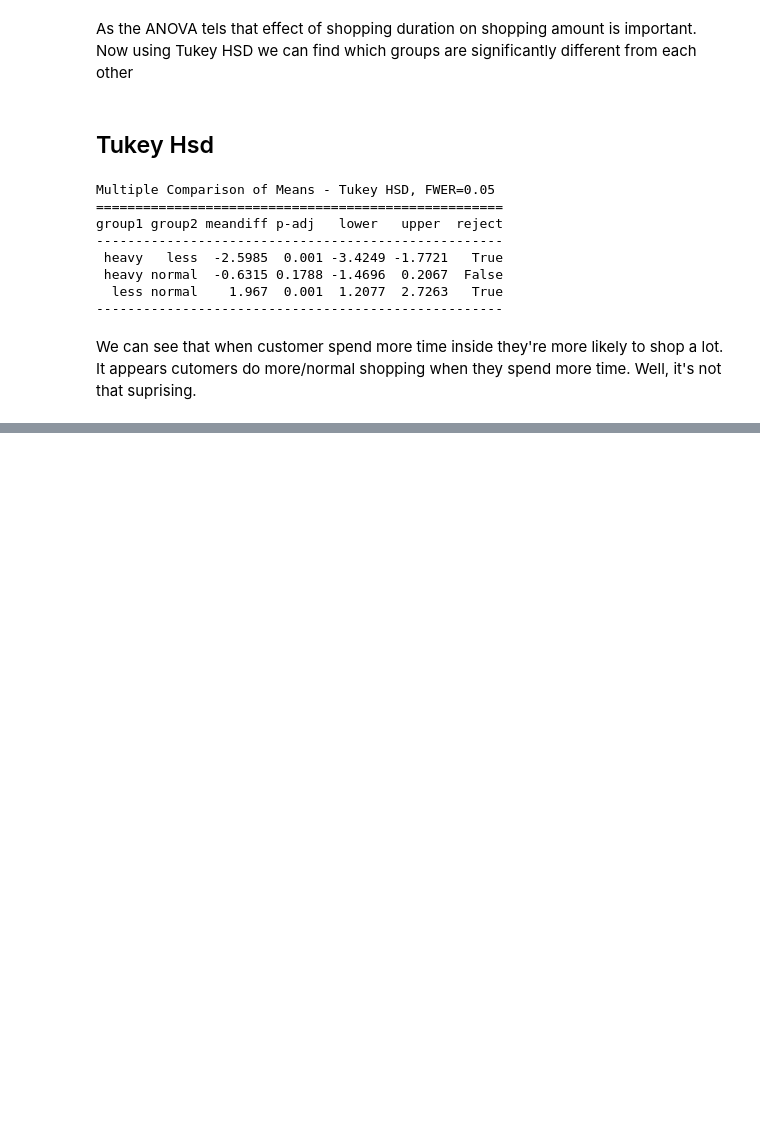
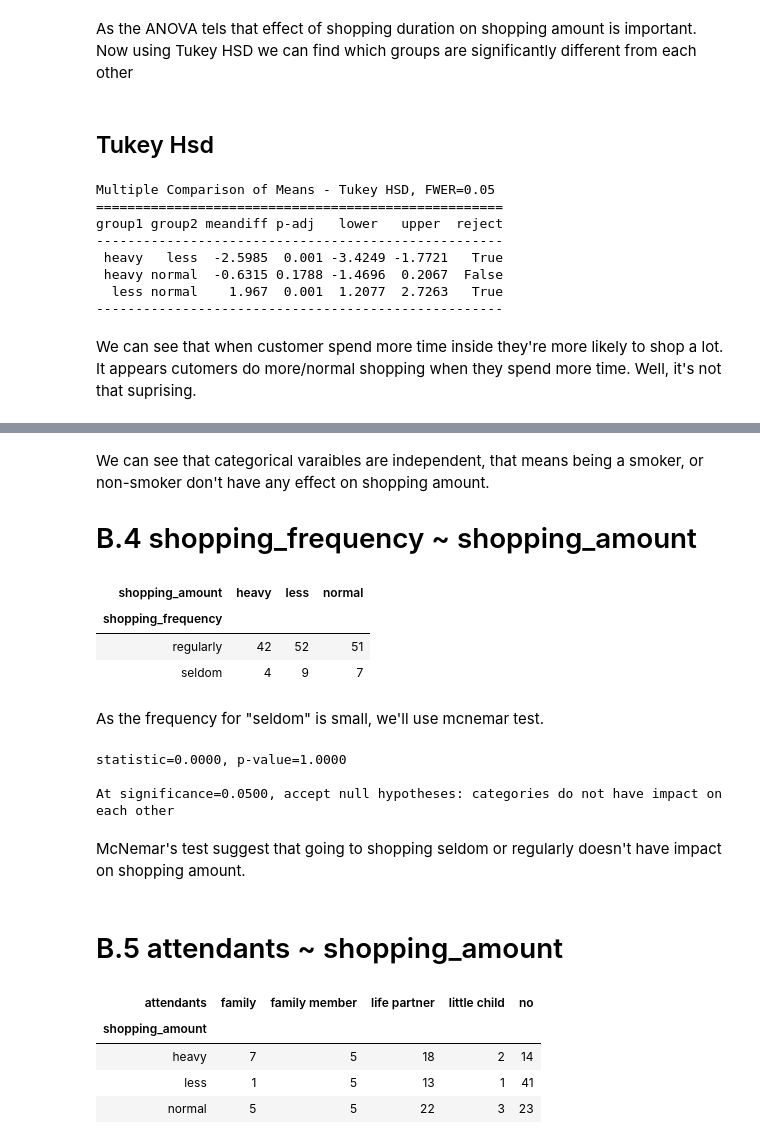
Before and after one commit to MhmudFwzi/customer_behavior_prediction, a Jupyter notebook: shop_amount_stat_tests.ipynb, the cells around one changed output, grey strips where cells are left out. Cells and saved outputs as stored; diff of their text form; code cells hidden in the pictures; blank space fills up the shorter version.

```diff
--- a/shop_amount_stat_tests.ipynb
+++ b/shop_amount_stat_tests.ipynb
@@ -901,0 +1018,34 @@ We can see that when customer spend more time inside they're more likely to shop
+# %% [markdown]
+We can see that categorical varaibles are independent, that means being a smoker, or non-smoker don't have any effect on shopping amount.
+
+# B.4 shopping_frequency  ~ shopping_amount
+# %%
+table=pd.crosstab(data['shopping_amount'], data['shopping_frequency'], )
+table.T
+# %% [output]
+| shopping_amount | heavy | less | normal |
+| shopping_frequency |  |  |  |
+| regularly | 42 | 52 | 51 |
+| seldom | 4 | 9 | 7 |
+# %% [markdown]
+As the frequency for "seldom" is small, we'll use mcnemar test.
+# %%
+# mcnemar test
+statUtils.mcnemar_test(table.T)
+# %% [output]
+statistic=0.0000, p-value=1.0000
+
+At significance=0.0500, accept null hypotheses: categories do not have impact on each other
+# %% [markdown]
+McNemar's test suggest that going to shopping seldom or regularly doesn't have impact on shopping amount.
+# %% [markdown]
+# B.5 attendants ~ shopping_amount
+# %%
+table=pd.crosstab(data['shopping_amount'], data['attendants'], )
+table
+# %% [output]
+| attendants | family | family member | life partner | little child | no |
+| shopping_amount |  |  |  |  |  |
+| heavy | 7 | 5 | 18 | 2 | 14 |
+| less | 1 | 5 | 13 | 1 | 41 |
+| normal | 5 | 5 | 22 | 3 | 23 |
```
Also changed, not shown: parts of 49 cells of this notebook, 1 other file.
